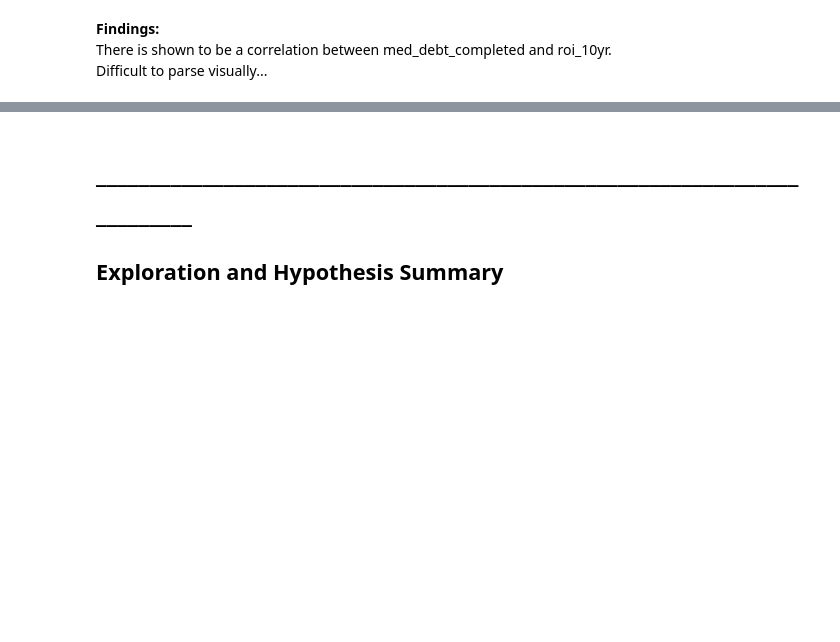
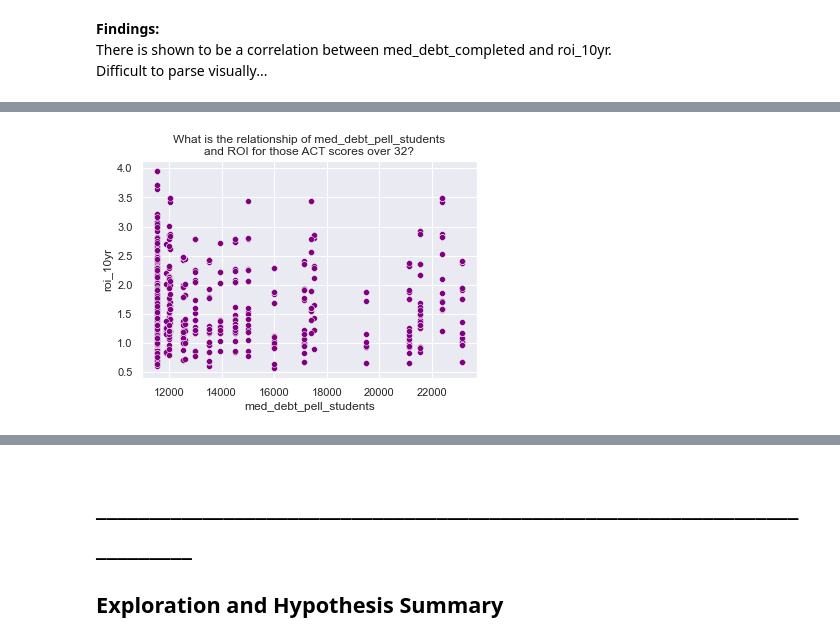
Before and after one commit to CDM-College-ROI/capstone_working_repo, a Jupyter notebook: ds_folder/explore_workbook.ipynb, the cells around one changed output, grey strips where cells are left out. Saved outputs shown, nothing was run; the diff lists cells and outputs as text; code cells hidden in the pictures; blank space fills up the shorter version.

```diff
--- a/ds_folder/explore_workbook.ipynb
+++ b/ds_folder/explore_workbook.ipynb
@@ -1563,0 +1592,10 @@ Difficult to parse visually...
+# %%
+sns.scatterplot(x='med_debt_pell_students', y='roi_10yr',
+                data=train[train.ACT_score_mid > 32].sample(1000),
+                color='purple'
+               )
+
+plt.title("What is the relationship of med_debt_pell_students\nand ROI for those ACT scores over 32?")
+plt.show()
+# %% [output]
+[figure, added]
```
Also changed, not shown: parts of 32 cells of this notebook.
